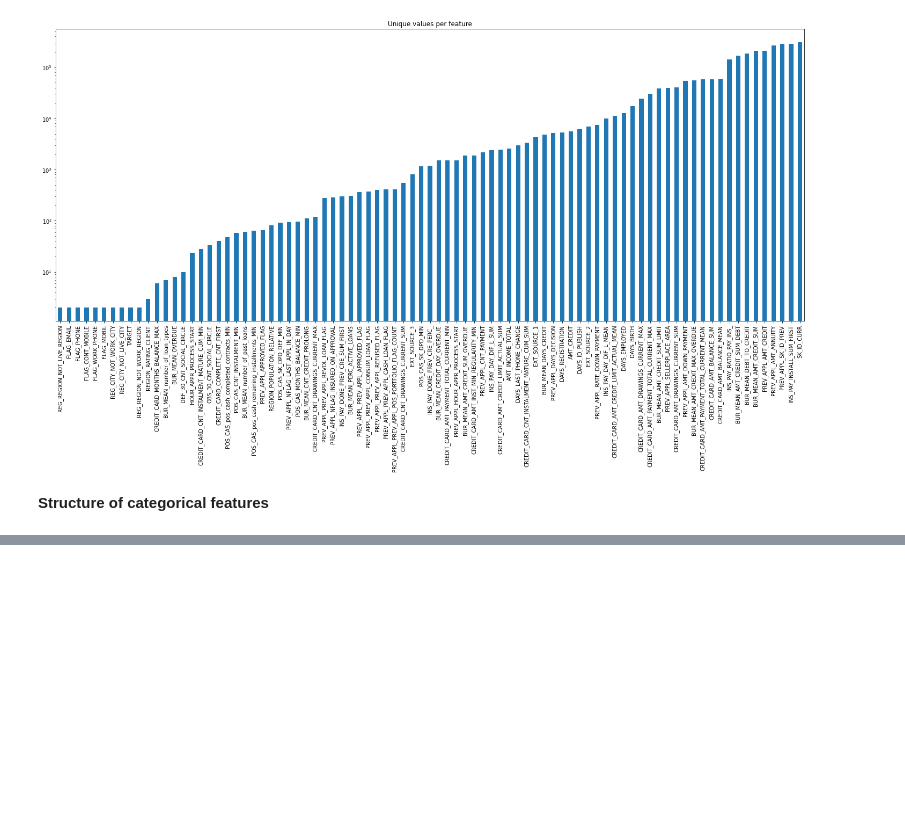
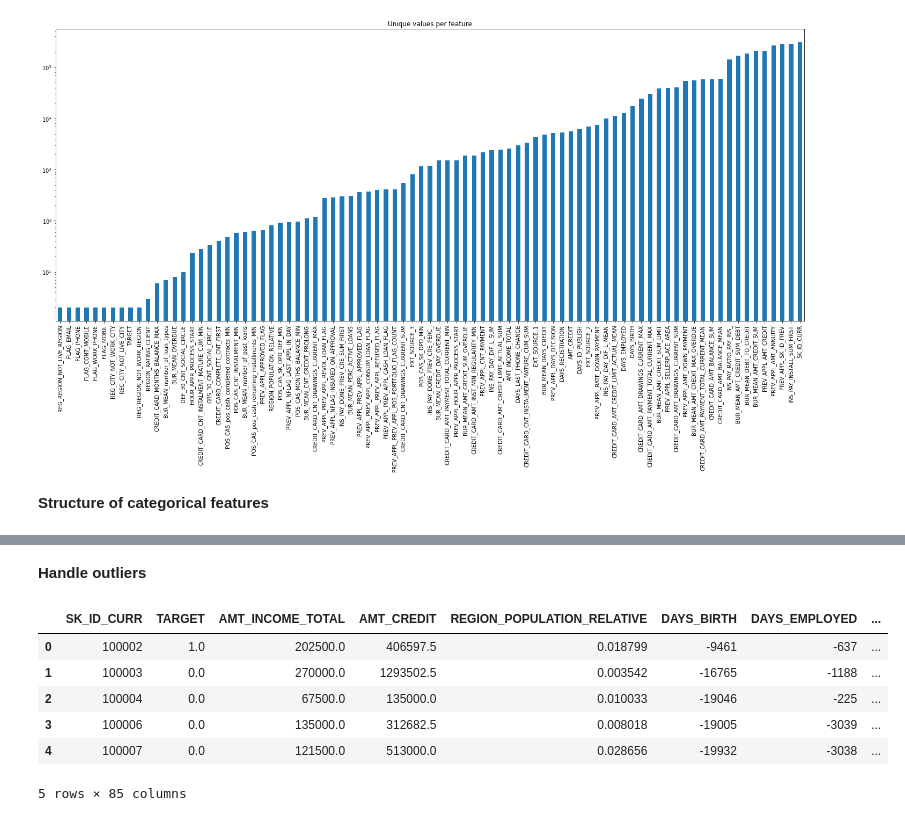
Before and after one commit to uyentk/Home-Credit-Default-Risk, a Jupyter notebook: home-credit-default risk-combine.ipynb, the cells around one changed output, grey strips where cells are left out. Drawn from its saved outputs; the diff is of its cells as text; code cells hidden in the pictures; blank space fills up the shorter version.

Commit message:
add outlier handling

```diff
--- a/home-credit-default risk-combine.ipynb
+++ b/home-credit-default risk-combine.ipynb
@@ -699,0 +667,13 @@ array([[<AxesSubplot:>, <AxesSubplot:>, <AxesSubplot:>, <AxesSubplot:>],
+# %% [markdown]
+**Handle outliers**
+# %%
+numeric_feats = reduced_train.select_dtypes(include= "number")
+numeric_feats.head()
+# %% [output]
+|  | SK_ID_CURR | TARGET | AMT_INCOME_TOTAL | AMT_CREDIT | REGION_POPULATION_RELATIVE | DAYS_BIRTH | DAYS_EMPLOYED | ... |
+| 0 | 100002 | 1.0 | 202500.0 | 406597.5 | 0.018799 | -9461 | -637 | ... |
+| 1 | 100003 | 0.0 | 270000.0 | 1293502.5 | 0.003542 | -16765 | -1188 | ... |
+| 2 | 100004 | 0.0 | 67500.0 | 135000.0 | 0.010033 | -19046 | -225 | ... |
+| 3 | 100006 | 0.0 | 135000.0 | 312682.5 | 0.008018 | -19005 | -3039 | ... |
+| 4 | 100007 | 0.0 | 121500.0 | 513000.0 | 0.028656 | -19932 | -3038 | ... |
+5 rows × 85 columns
```
Also changed, not shown: parts of 9 cells of this notebook.
